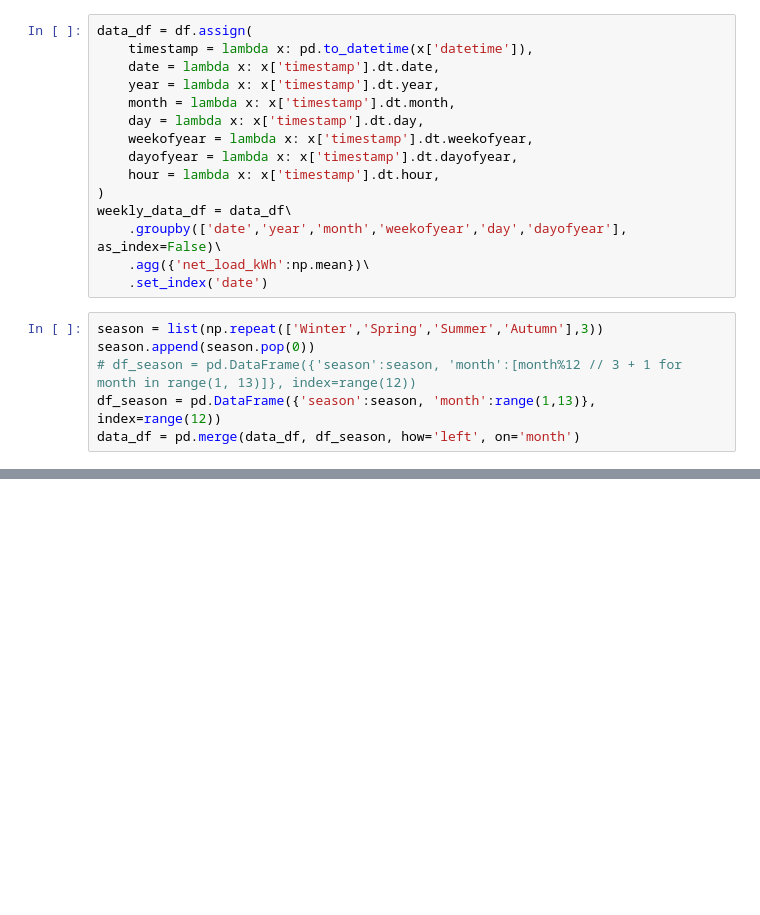
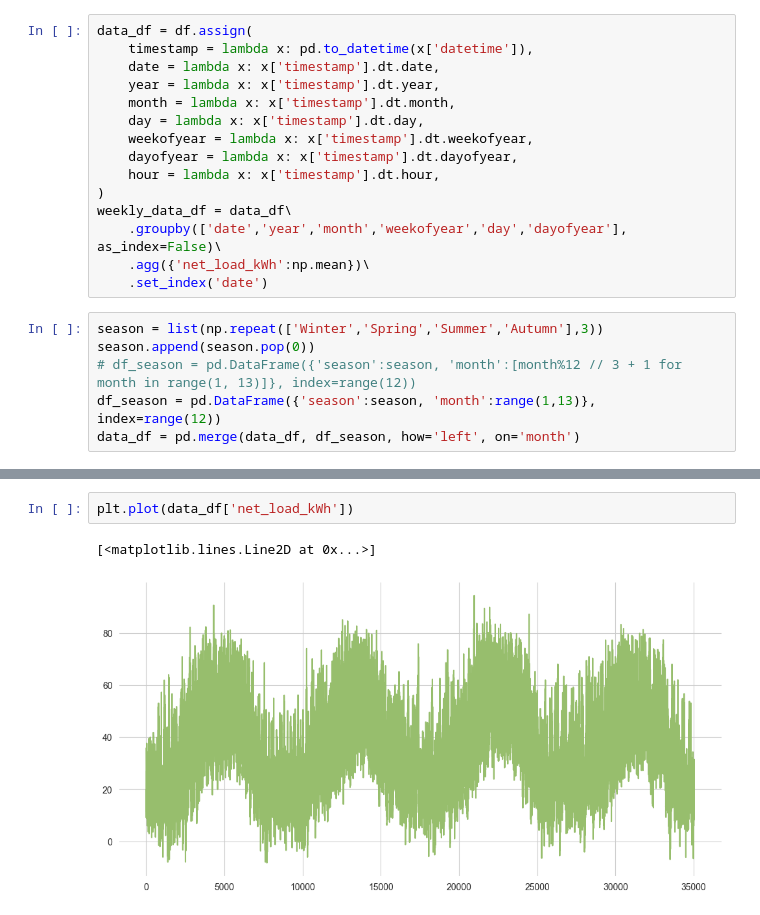
Before and after one commit to erickCantu/TheGreenCitySolutionsGroup, a Jupyter notebook: notebooks/EDA_data_visualization_weekly.ipynb, the cells around one changed output, grey strips where cells are left out. Drawn from its saved outputs; the diff is of its cells as text; blank space fills up the shorter version.

```diff
--- a/notebooks/EDA_data_visualization_weekly.ipynb
+++ b/notebooks/EDA_data_visualization_weekly.ipynb
@@ -58,0 +83,5 @@ data_df = pd.merge(data_df, df_season, how='left', on='month')
+# %%
+plt.plot(data_df['net_load_kWh'])
+# %% [output]
+[<matplotlib.lines.Line2D at 0x...>]
+[figure, added]
```
Also changed, not shown: parts of 14 cells of this notebook, 1 other file.
